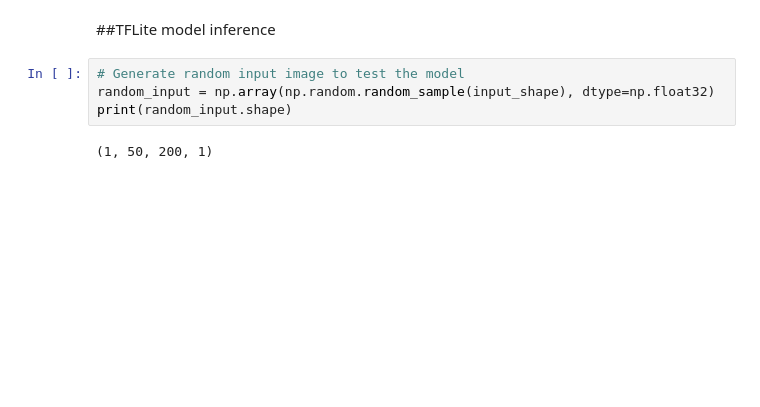
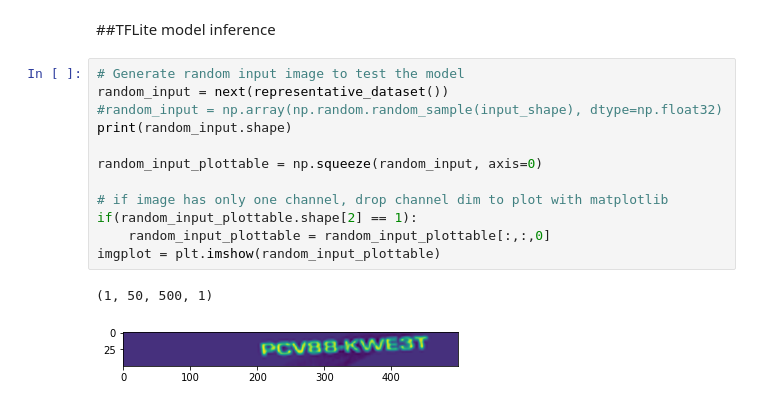
Before and after one commit to aaronfodor/StolenVehicleDetector, a Jupyter notebook: Machine Learning/OCR/OCR.ipynb, the cells around one changed output. Saved outputs shown, nothing was run; the diff lists cells and outputs as text; blank space fills up the shorter version.

```diff
--- a/Machine Learning/OCR/OCR.ipynb
+++ b/Machine Learning/OCR/OCR.ipynb
@@ -1292,10 +1435,19 @@ index:  123
 ##TFLite model inference
 # %%
 # Generate random input image to test the model
-random_input = np.array(np.random.random_sample(input_shape), dtype=np.float32)
+random_input = next(representative_dataset())
+#random_input = np.array(np.random.random_sample(input_shape), dtype=np.float32)
 print(random_input.shape)
+
+random_input_plottable = np.squeeze(random_input, axis=0)
+
+# if image has only one channel, drop channel dim to plot with matplotlib
+if(random_input_plottable.shape[2] == 1):
+    random_input_plottable = random_input_plottable[:,:,0]
+imgplot = plt.imshow(random_input_plottable)
 # %% [output]
-(1, 50, 200, 1)
+(1, 50, 500, 1)
+[figure, added]
 # %%
 interpreter.allocate_tensors()
 
```
Also changed, not shown: parts of 50 cells of this notebook.
